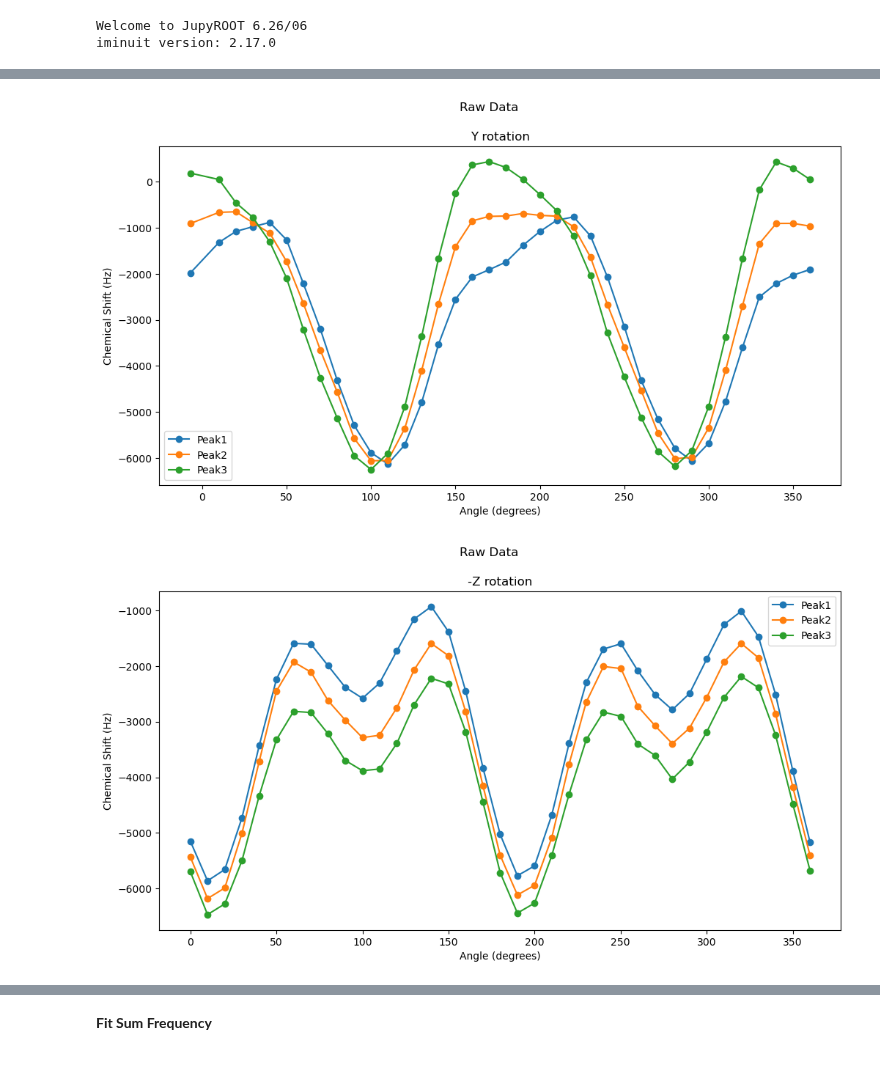
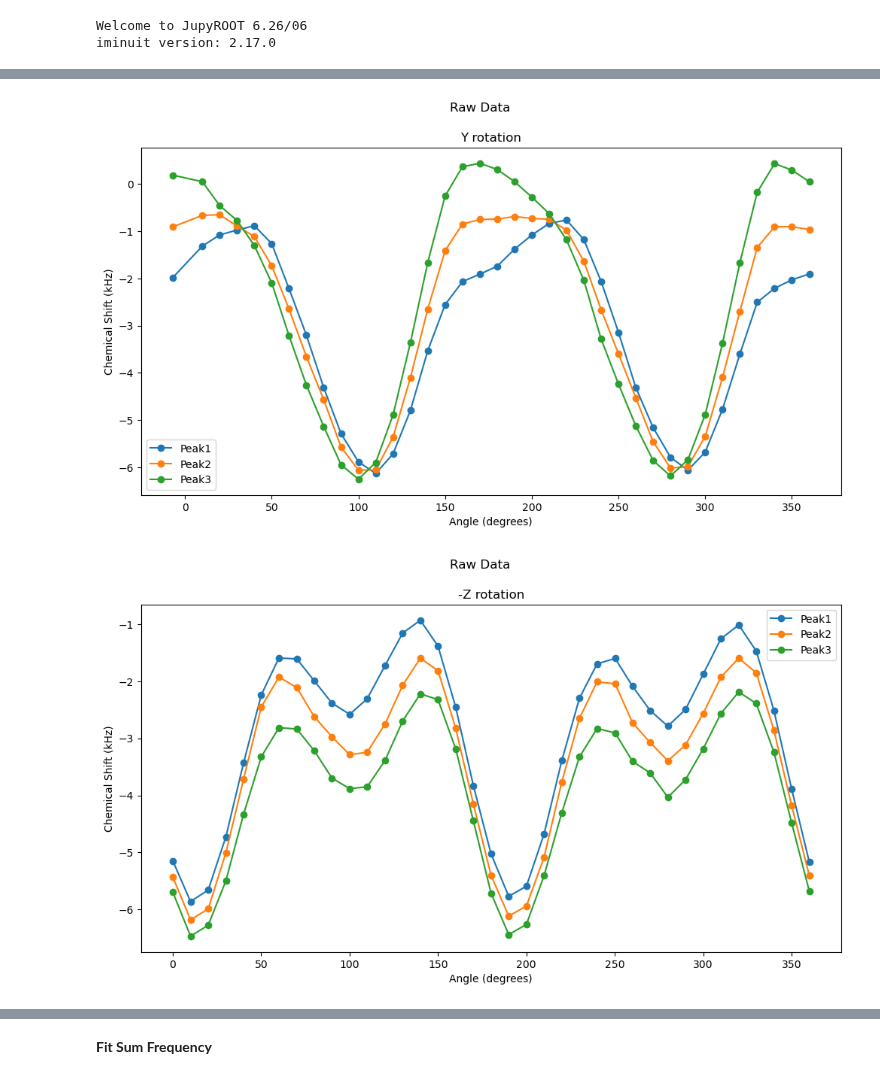
Before and after one commit to AstrobioShiva/Script_project, a Jupyter notebook: NMR_analysis/fitting_(-)HQipc2B_cluster1.ipynb, the cells around one changed output, grey strips where cells are left out. Cells and saved outputs as stored; diff of their text form; code cells hidden in the pictures.

```diff
--- a/NMR_analysis/fitting_(-)HQipc2B_cluster1.ipynb
+++ b/NMR_analysis/fitting_(-)HQipc2B_cluster1.ipynb
@@ -24,9 +24,9 @@ df[1] = pd.read_excel('//home/shiva/WMU/PhD/Scripts/phd_project/Python/NMR/Data_
 df[2] = pd.read_excel('//home/shiva/WMU/PhD/Scripts/phd_project/Python/NMR/Data_exp/B_Rotation_Plot.xlsx', sheet_name='(-)8HQ_Z_Rot', skiprows=[1])
 for i in range(3):
 
-    df[i].Cluster1Peak0 = df[i].Cluster1Peak0*w0
-    df[i].Cluster1Peak1 = df[i].Cluster1Peak1*w0
-    df[i].Cluster1Peak2 = df[i].Cluster1Peak2*w0
+    df[i].Cluster1Peak0 = df[i].Cluster1Peak0*w0/1000
+    df[i].Cluster1Peak1 = df[i].Cluster1Peak1*w0/1000
+    df[i].Cluster1Peak2 = df[i].Cluster1Peak2*w0/1000
 
     # print(df[i].Cluster1Peak1)
     plt.figure(figsize=(12, 6))
@@ -37,7 +37,7 @@ for i in range(3):
     plt.plot(df[i].Angle, df[i].Cluster1Peak2, label = 'Peak3', marker='o')
     plt.suptitle('Raw Data')
     plt.xlabel('Angle (degrees)')
-    plt.ylabel('Chemical Shift (Hz)')
+    plt.ylabel('Chemical Shift (kHz)')
     plt.title(titles[i])
     plt.legend()
     plt.show()
@@ -46,5 +46,5 @@ for i in range(3):
-[figure, old version]
+[figure, new version]
-[figure, old version]
+[figure, new version]
 # %%
 plt.figure(figsize = (12,8), dpi = 90)
 
```
Also changed, not shown: parts of 10 cells of this notebook, 3 other files.
